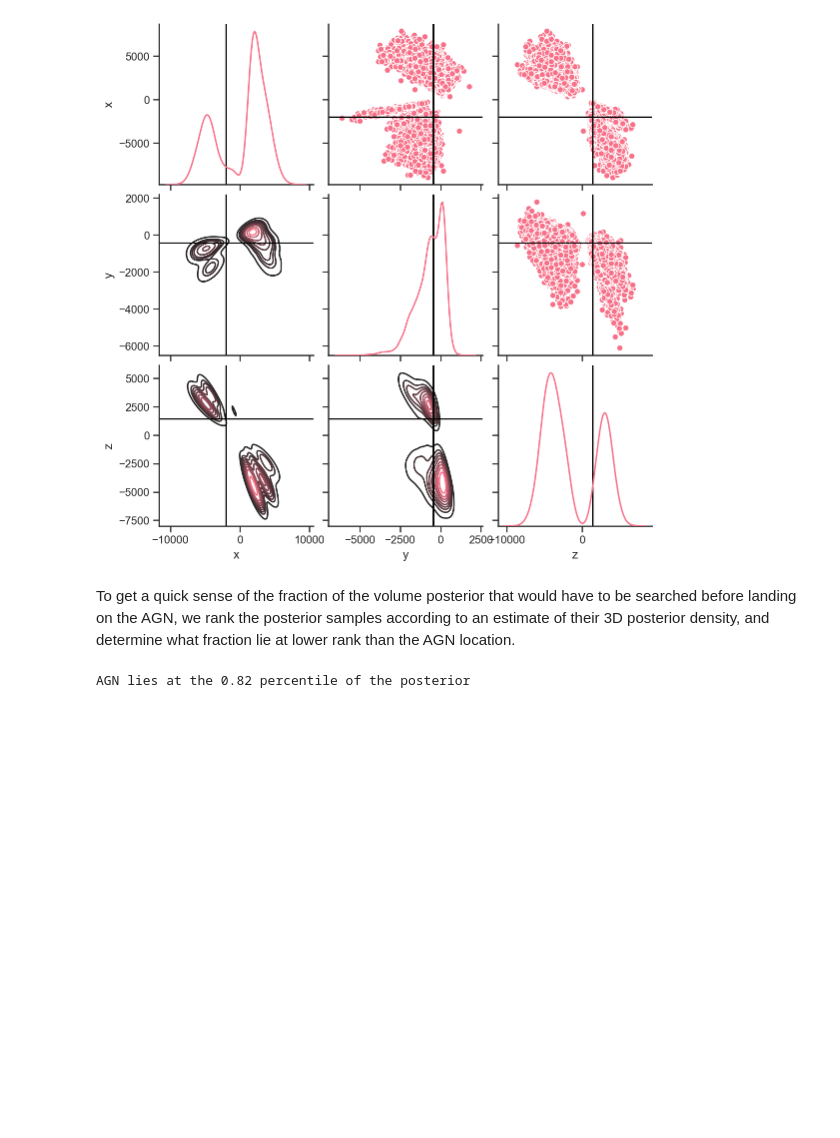
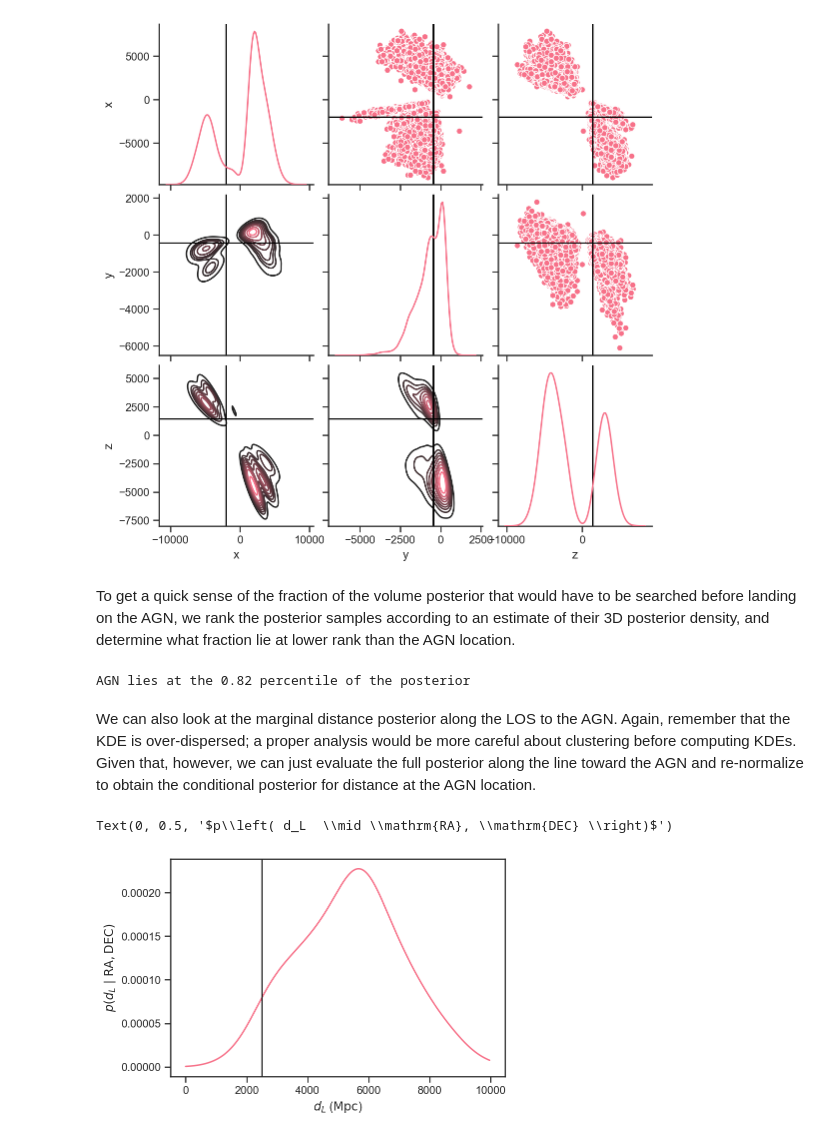
Before and after one commit to farr/GW190521Sky, a Jupyter notebook: CounterpartSky.ipynb, the cells around one changed output. Drawn from its saved outputs; the diff is of its cells as text; code cells hidden in the pictures; blank space fills up the shorter version.

Commit message:
Adding conditional distance posterior along LOS.

```diff
--- a/CounterpartSky.ipynb
+++ b/CounterpartSky.ipynb
@@ -81,3 +81,19 @@ p_counterpart = kde(pt_counter)
 print('AGN lies at the {:.2f} percentile of the posterior'.format(count_nonzero(p_pts > p_counterpart) / float(len(p_pts))))
 # %% [output]
 AGN lies at the 0.82 percentile of the posterior
+# %% [markdown]
+We can also look at the marginal distance posterior along the LOS to the AGN.  Again, remember that the KDE is over-dispersed; a proper analysis would be more careful about clustering before computing KDEs.  Given that, however, we can just evaluate the full posterior along the line toward the AGN and re-normalize to obtain the conditional posterior for distance at the AGN location.
+# %%
+r_counter = sqrt(dot(pt_counter, pt_counter))
+ds = linspace(0, 4*r_counter, 1024)
+xhat = pt_counter / sqrt(dot(pt_counter, pt_counter))
+pd = kde(row_stack(ds[newaxis,:]*xhat[:,newaxis]))
+pd /= trapz(pd, ds)
+# %%
+plot(ds, pd)
+axvline(r_counter, color='k')
+xlabel(r'$d_L$ ($\mathrm{Mpc}$)')
+ylabel(r'$p\left( d_L  \mid \mathrm{RA}, \mathrm{DEC} \right)$')
+# %% [output]
+Text(0, 0.5, '$p\\left( d_L  \\mid \\mathrm{RA}, \\mathrm{DEC} \\right)$')
+[figure, added]
```
Also changed, not shown: parts of 1 cell of this notebook.
